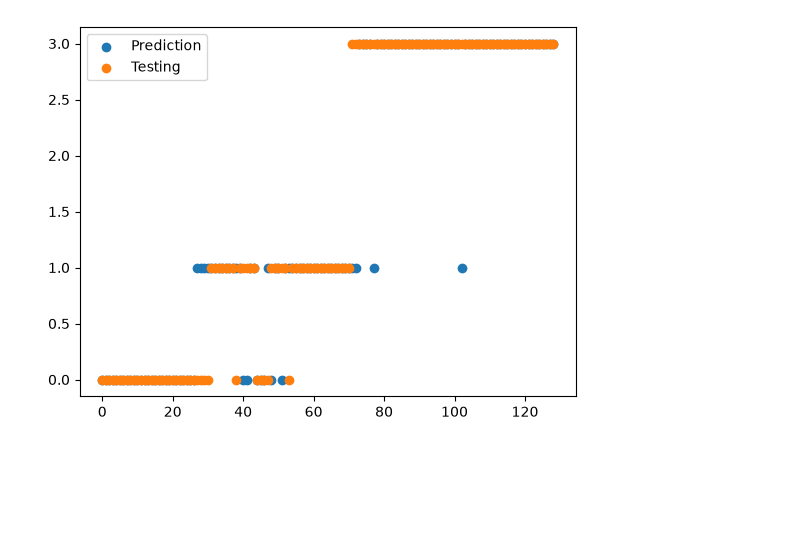
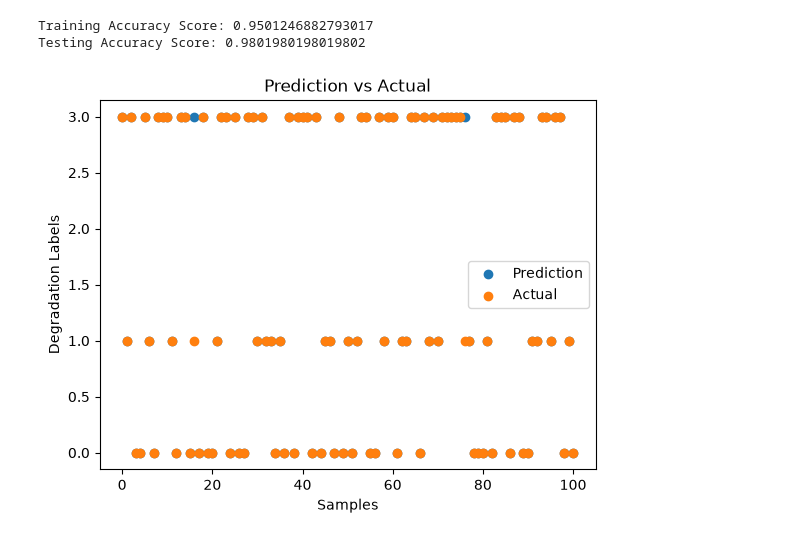
Before and after one commit to NikunjNPatel/ML-Assignment-2, a Jupyter notebook: model/k_nearest_neighbors.ipynb, the cells around one changed output. Cells and saved outputs as stored; diff of their text form; code cells hidden in the pictures; blank space fills up the shorter version.

Commit message:
Trained all 5 models and saved as .pkl format

```diff
--- a/model/k_nearest_neighbors.ipynb
+++ b/model/k_nearest_neighbors.ipynb
@@ -23,15 +32,14 @@ test_df = pd.read_csv(testing_file)
 # %%
-X_train = train_df.drop('degradation', axis=1)
-Y_train = train_df['degradation']
-
-X_test = test_df.drop('degradation', axis=1)
-Y_test = test_df['degradation']
+X = df.drop('degradation', axis=1)
+y = df['degradation']
+# %%
+X_train, X_test, y_train, y_test = train_test_split(X, y, test_size=0.2, random_state=42, stratify=y, shuffle=True)
 # %%
 scaler = StandardScaler()
 X_train_scaled = scaler.fit_transform(X_train)
 X_test_scaled = scaler.transform(X_test)
 # %%
-model = KNeighborsClassifier(n_neighbors=25)
+model = KNeighborsClassifier()
 # %%
-model.fit(X_train_scaled,Y_train)
+model.fit(X_train_scaled,y_train)
 # %% [output]
@@ -39,11 +58,20 @@ KNeighborsClassifier(n_neighbors=25)
 # %%
 y_test_predict = model.predict(X_test_scaled)
 y_train_predict = model.predict(X_train_scaled)
+# %%
+print(f"Training Accuracy Score: {accuracy_score(y_train, y_train_predict)}")
+print(f"Testing Accuracy Score: {accuracy_score(y_test, y_test_predict)}")
+# %% [output]
+Training Accuracy Score: 0.9501246882793017
+Testing Accuracy Score: 0.9801980198019802
 # %%
 plt.scatter(range(len(y_test_predict)), y_test_predict, label="Prediction")
-plt.scatter(range(len(Y_test)), Y_test, label="Testing")
+plt.scatter(range(len(y_test)), y_test, label="Actual")
+plt.xlabel("Samples")
+plt.ylabel("Degradation Labels")
 plt.legend()
+plt.title("Prediction vs Actual")
 plt.show()
 # %% [output]
-[figure, old version]
+[figure, new version]
 # %%
```
Also changed, not shown: parts of 17 cells of this notebook, 12 other files.
